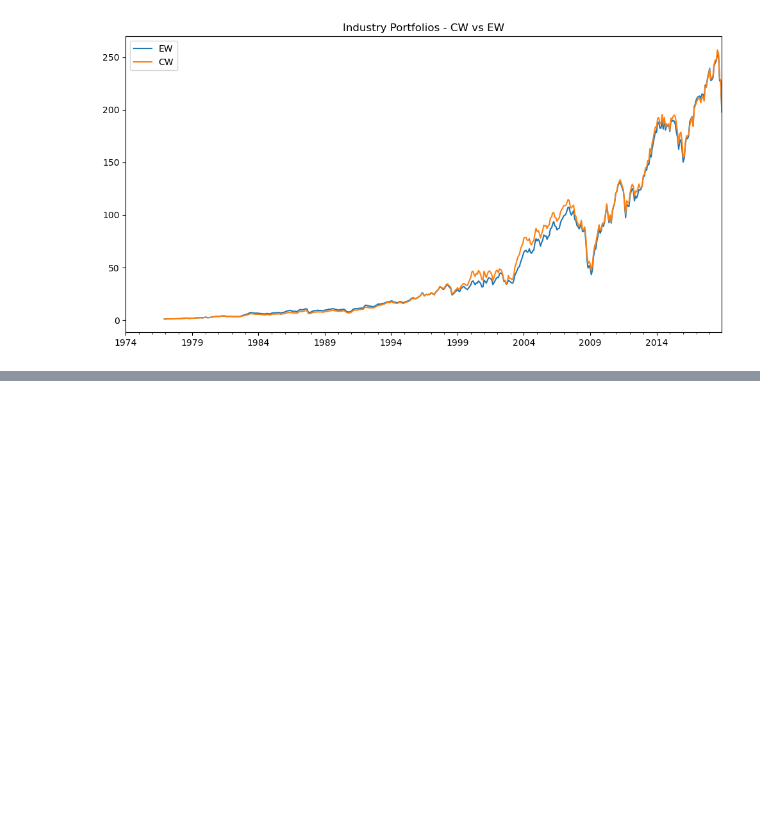
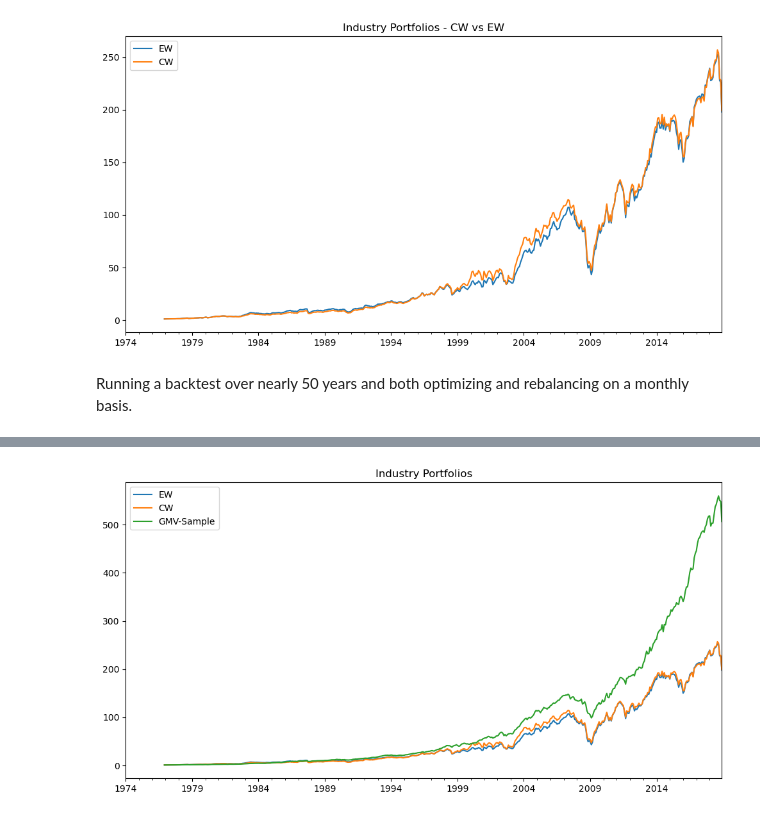
Before and after one commit to ahmet794/Investment-Banking-Asset-Management, a Jupyter notebook: Advanced Portfolio Construction and Analysis with Python/Labs Week 2.ipynb, the cells around one changed output, grey strips where cells are left out. Cells and saved outputs as stored; diff of their text form; code cells hidden in the pictures; blank space fills up the shorter version.

```diff
--- a/Advanced Portfolio Construction and Analysis with Python/Labs Week 2.ipynb
+++ b/Advanced Portfolio Construction and Analysis with Python/Labs Week 2.ipynb
@@ -104,3 +104,11 @@ rk.summary_stats(btr.dropna())
 | EW | 0.133872 | 0.061363 | -0.613456 | 6.736417 | 0.082009 | 0.122226 | ... |
 | CW | 0.134043 | 0.061348 | -0.523820 | 5.789868 | 0.081739 | 0.119803 | ... |
 [figure]
+# %% [markdown]
+Running a backtest over nearly 50 years and both optimizing and rebalancing on a monthly basis.
+# %%
+mv_s_r = rk.backtest_ws(ind_rets, estimation_window=36, weighting=rk.weight_gmv, cov_estimator=rk.sample_cov)
+btr = pd.DataFrame({"EW": ewr, "CW": cwr, "GMV-Sample": mv_s_r})
+(1+btr).cumprod().plot(figsize=(12, 6), title = "Industry Portfolios")
+rk.summary_stats(btr.dropna())
+# %% [output]
@@ -106,0 +119 @@ rk.summary_stats(btr.dropna())
+[figure, added]
```
Also changed, not shown: parts of 1 cell of this notebook, 1 other file.
